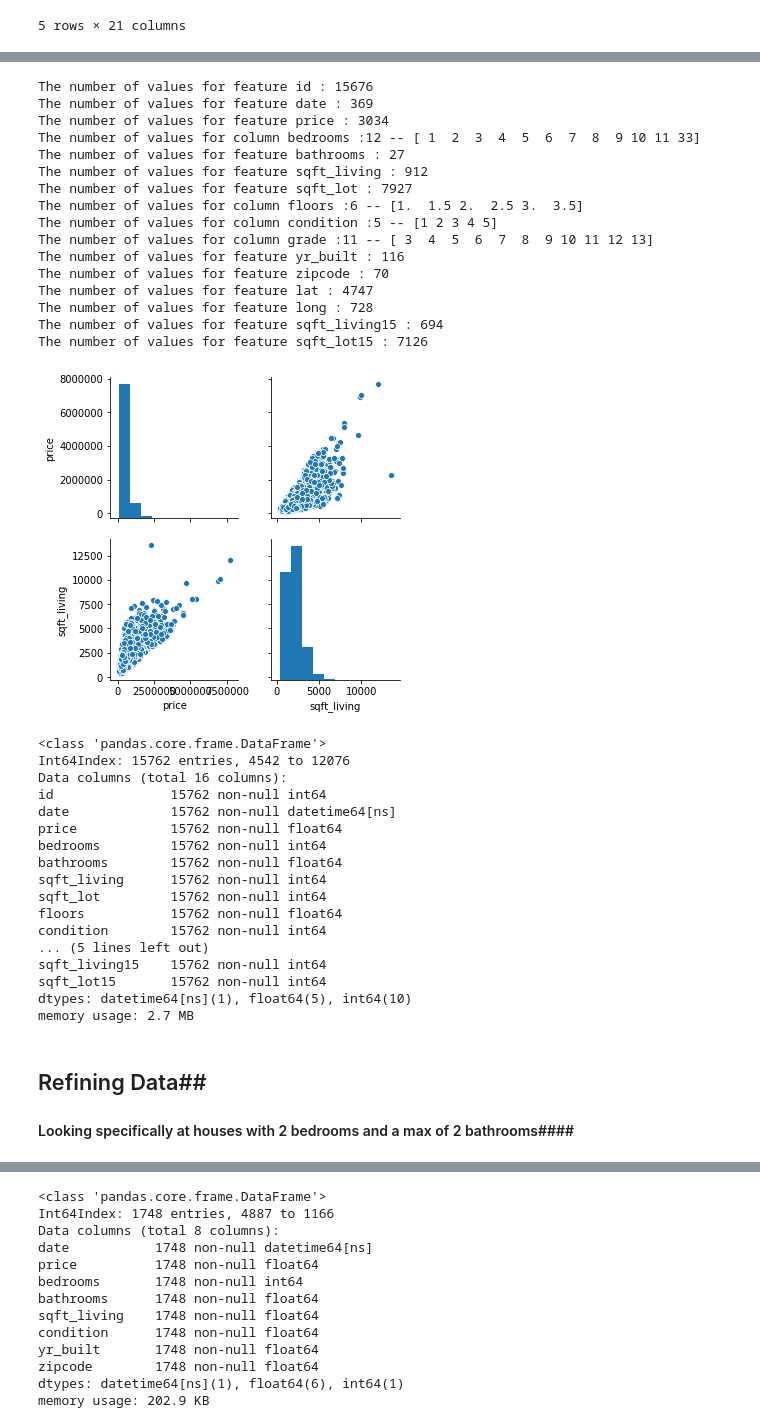
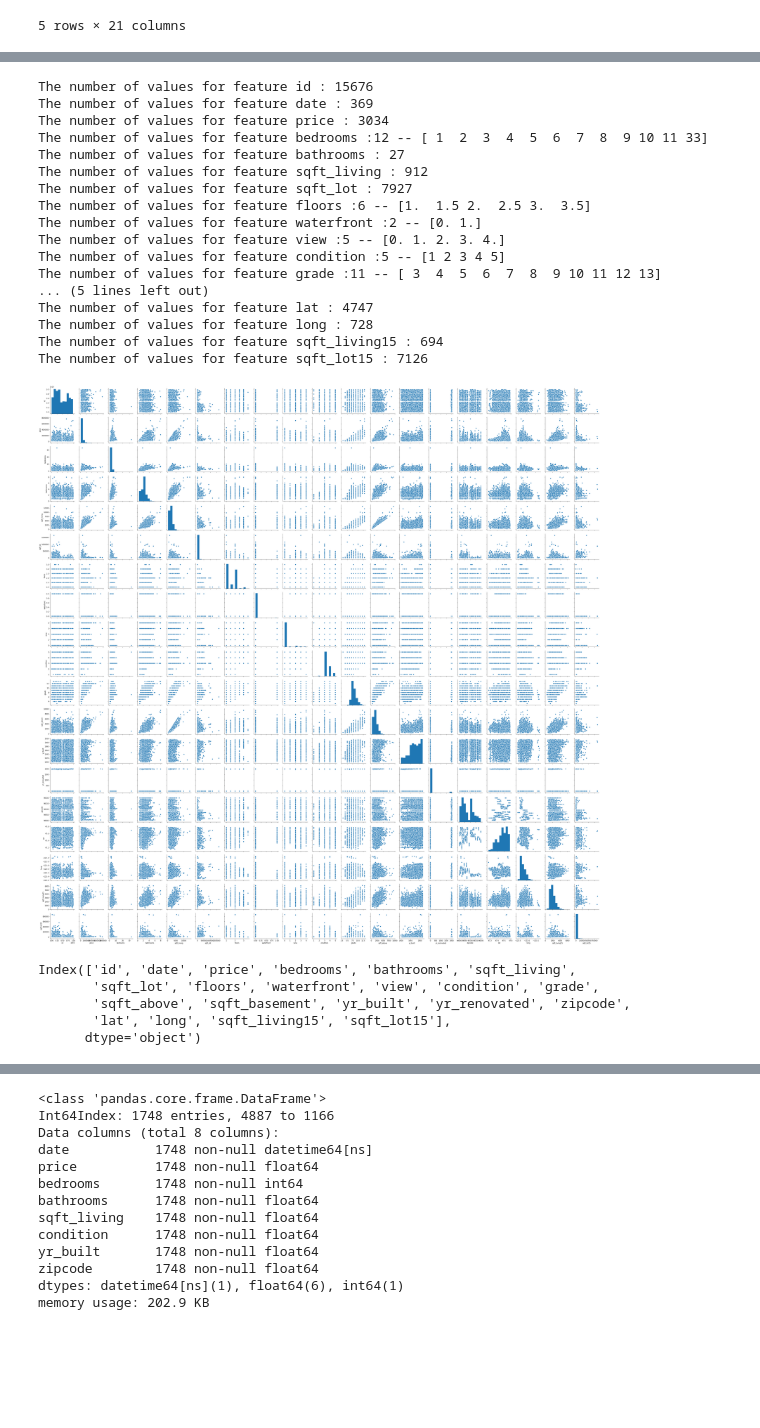
Before and after one commit to psuero1/house-sales-project, a Jupyter notebook: Data_Cleaning_EDA.ipynb, the cells around one changed output, grey strips where cells are left out. Drawn from its saved outputs; the diff is of its cells as text; code cells hidden in the pictures; blank space fills up the shorter version.

```diff
--- a/Data_Cleaning_EDA.ipynb
+++ b/Data_Cleaning_EDA.ipynb
@@ -148,6 +148,3 @@ sqft_living15    15762 non-null int64
 sqft_lot15       15762 non-null int64
 dtypes: float64(8), int64(11), object(2)
 memory usage: 2.6+ MB
-# %%
-data = data.drop(columns =['waterfront', 'view', 'sqft_above', 'sqft_basement', 'yr_renovated'])
-data.head()
@@ -195,51 +175,36 @@ for column in data:
     unique_vals = np.unique(data[column])
     num_values = len(unique_vals)
     if num_values < 20:
-        print('The number of values for column {} :{} -- {}'.format(column, num_values, unique_vals))
+        print('The number of values for feature {} :{} -- {}'.format(column, num_values, unique_vals))
     else:
         print('The number of values for feature {} : {}'.format(column, num_values))
 # %% [output]
 The number of values for feature id : 15676
 The number of values for feature date : 369
 The number of values for feature price : 3034
-The number of values for column bedrooms :12 -- [ 1  2  3  4  5  6  7  8  9 10 11 33]
+The number of values for feature bedrooms :12 -- [ 1  2  3  4  5  6  7  8  9 10 11 33]
 The number of values for feature bathrooms : 27
 The number of values for feature sqft_living : 912
 The number of values for feature sqft_lot : 7927
-The number of values for column floors :6 -- [1.  1.5 2.  2.5 3.  3.5]
-The number of values for column condition :5 -- [1 2 3 4 5]
-The number of values for column grade :11 -- [ 3  4  5  6  7  8  9 10 11 12 13]
-The number of values for feature yr_built : 116
-The number of values for feature zipcode : 70
+The number of values for feature floors :6 -- [1.  1.5 2.  2.5 3.  3.5]
+The number of values for feature waterfront :2 -- [0. 1.]
+The number of values for feature view :5 -- [0. 1. 2. 3. 4.]
+The number of values for feature condition :5 -- [1 2 3 4 5]
+The number of values for feature grade :11 -- [ 3  4  5  6  7  8  9 10 11 12 13]
+... (5 lines left out)
 The number of values for feature lat : 4747
 The number of values for feature long : 728
 The number of values for feature sqft_living15 : 694
 The number of values for feature sqft_lot15 : 7126
 # %%
-p = sns.pairplot(data[['price', 'sqft_living']])
+p = sns.pairplot(data)
 # %% [output]
-[figure, old version]
+[figure, new version]
 # %%
-data.info()
+data.columns
 # %% [output]
-<class 'pandas.core.frame.DataFrame'>
-Int64Index: 15762 entries, 4542 to 12076
-Data columns (total 16 columns):
-id               15762 non-null int64
-date             15762 non-null datetime64[ns]
-price            15762 non-null float64
-bedrooms         15762 non-null int64
-bathrooms        15762 non-null float64
-sqft_living      15762 non-null int64
-sqft_lot         15762 non-null int64
-floors           15762 non-null float64
-condition        15762 non-null int64
-... (5 lines left out)
-sqft_living15    15762 non-null int64
-sqft_lot15       15762 non-null int64
-dtypes: datetime64[ns](1), float64(5), int64(10)
-memory usage: 2.7 MB
+Index(['id', 'date', 'price', 'bedrooms', 'bathrooms', 'sqft_living',
+       'sqft_lot', 'floors', 'waterfront', 'view', 'condition', 'grade',
+       'sqft_above', 'sqft_basement', 'yr_built', 'yr_renovated', 'zipcode',
+       'lat', 'long', 'sqft_living15', 'sqft_lot15'],
+      dtype='object')
-# %% [markdown]
-## Refining Data##
-
-#### Looking specifically at houses with 2 bedrooms and a max of 2 bathrooms####
```
Also changed, not shown: parts of 21 cells of this notebook, 1 other file.
